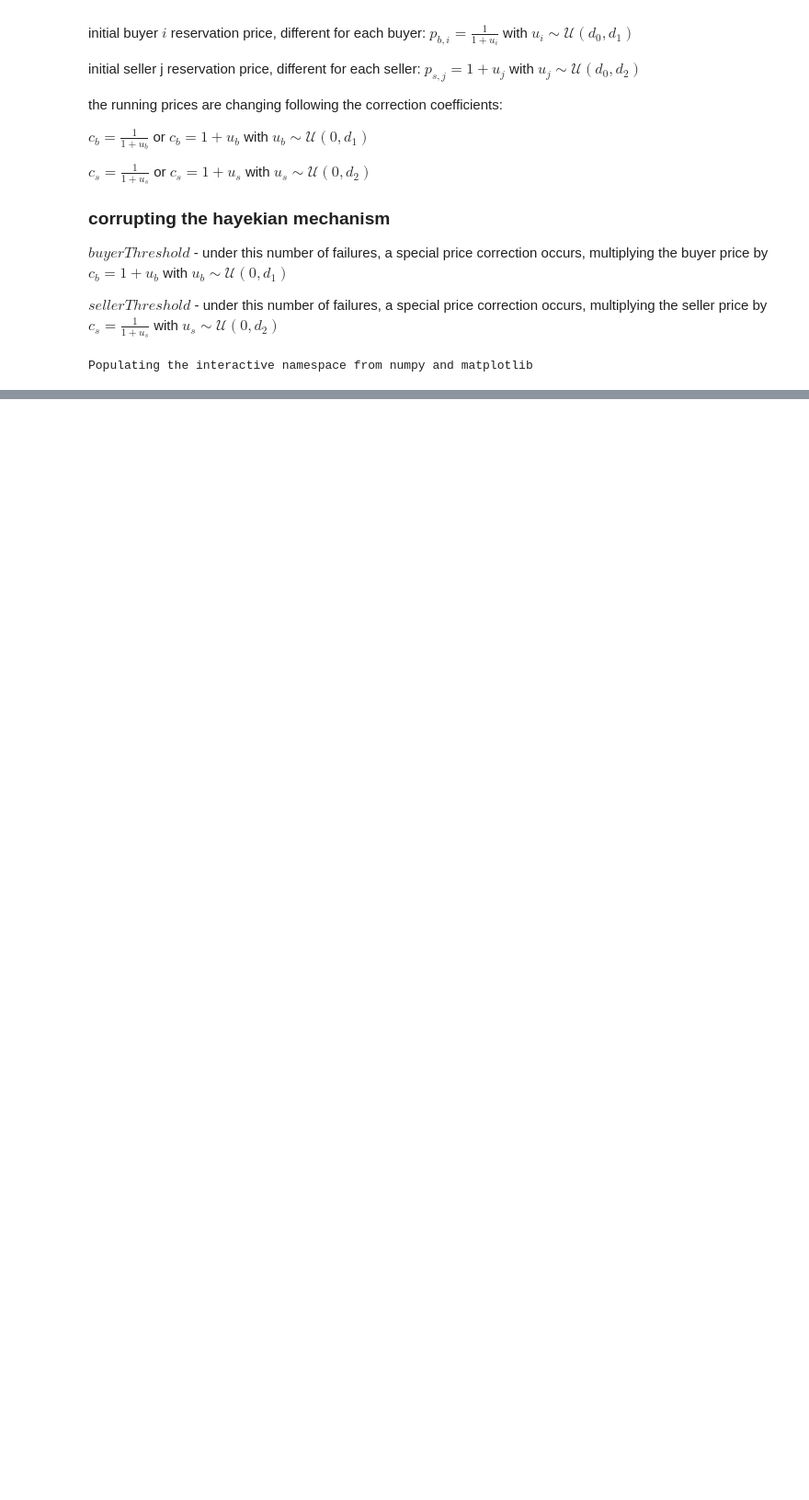
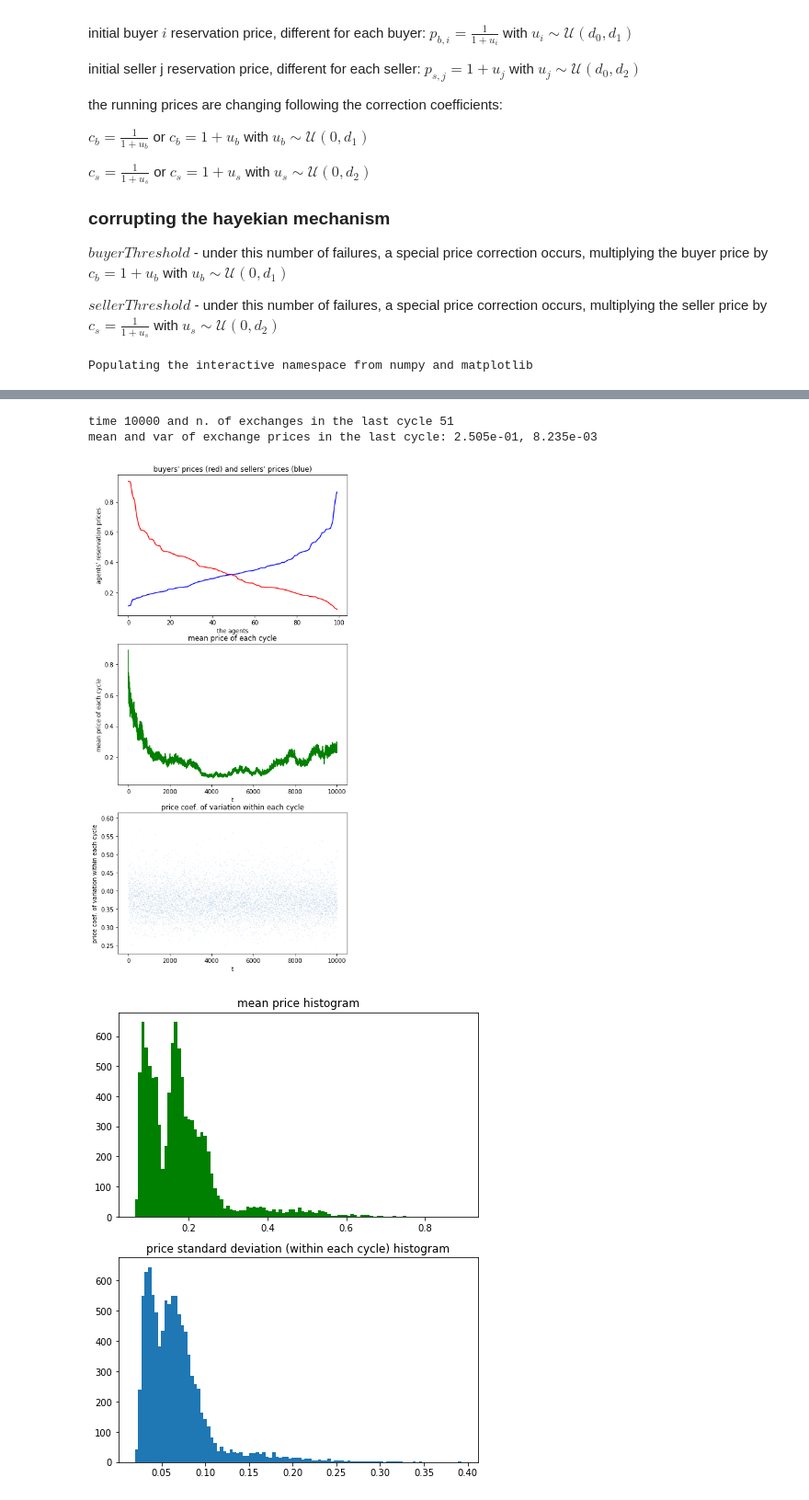
Before and after one commit to terna/microHayekianMarket, a Jupyter notebook: microCorruptedHayekianMarket.ipynb, the cells around one changed output, grey strips where cells are left out. Shown at 92% size. Drawn from its saved outputs; the diff is of its cells as text; code cells hidden in the pictures; blank space fills up the shorter version.

```diff
--- a/microCorruptedHayekianMarket.ipynb
+++ b/microCorruptedHayekianMarket.ipynb
@@ -97,23 +99,23 @@ for t in range(1,nCycles+1):
 
         if buyerPriceList[i][0]>=sellerPriceList[j][0]:
             dealPrices.append(sellerPriceList[j][0])
-            buyerPriceList[i][0] *=1/(1+np.random.uniform(d1))
+            buyerPriceList[i][0] *=1/(1+np.random.uniform(d1true))
             buyerPriceList[i][1] +=1 # success
-            sellerPriceList[j][0]*=1+np.random.uniform(d2)
+            sellerPriceList[j][0]*=1+np.random.uniform(d2true)
             sellerPriceList[j][1]+=1 # success
         else:
-            buyerPriceList[i][0] *=1+np.random.uniform(d1)
+            buyerPriceList[i][0] *=1+np.random.uniform(d1false)
             buyerPriceList[i][1] -=1 # failure
-            sellerPriceList[j][0]*=1/(1+np.random.uniform(d2))
+            sellerPriceList[j][0]*=1/(1+np.random.uniform(d2false))
             sellerPriceList[j][1]-=1 # failure
 
         # corrections
 
         if buyerPriceList[i][1]  < buyerThreshold:
-            buyerPriceList[i][0] *=1+np.random.uniform(d1)
+            buyerPriceList[i][0] *=1+np.random.uniform(d1false)
             buyerPriceList[i][1] +=1
         if sellerPriceList[j][1] < sellerThreshold:
-            sellerPriceList[j][0]*=1/(1+np.random.uniform(d2))
+            sellerPriceList[j][0]*=1/(1+np.random.uniform(d2false))
             sellerPriceList[j][1]+=1
 
 
@@ -130,7 +132,7 @@ for t in range(1,nCycles+1):
         print('time', t, 'and n. of exchanges in the last cycle', \
               len(dealPrices))
         print(\
-        'mean and var of exchange prices in the last cycle: %.3f, %.3f' %\
+        'mean and var of exchange prices in the last cycle: %1.3e, %1.3e' %\
               (meanPrice_ts[-1],meanPriceVar_ts[-1]))
 
         plt.figure(1,figsize=(7,15),clear=True)
@@ -152,32 +154,37 @@ for t in range(1,nCycles+1):
         plt.subplot(313)
         plt.title("price coef. of variation within each cycle")
         coefOfVariation=[]
         for m in range(len(meanPriceStDev_ts)):
             coefOfVariation.append(meanPriceStDev_ts[m]/
                                    meanPrice_ts[m])
         plt.plot(coefOfVariation,".",markersize=0.1)
         xlabel("t")
         ylabel("price coef. of variation within each cycle")
         show()
         #time.sleep(0.1)
 
 # hist crashes with NaN
 meanPrice_ts_hist=[]
 for k in range(len(meanPrice_ts)):
     if not math.isnan(meanPrice_ts[k]):
         meanPrice_ts_hist.append(meanPrice_ts[k])
 meanPriceStDev_ts_hist=[]
 for k in range(len(meanPriceStDev_ts)):
     if not math.isnan(meanPriceStDev_ts[k]):
         meanPriceStDev_ts_hist.append(meanPriceStDev_ts[k])
 plt.figure(2,figsize=(7,9))
 plt.subplot(211)
 if meanPrice_ts_hist != []:
     plt.title("mean price histogram")
     plt.hist(meanPrice_ts_hist,100,color="g");
 plt.subplot(212)
 if meanPriceStDev_ts_hist != []:
     plt.title("price standard deviation (within each cycle) histogram")
     plt.hist(meanPriceStDev_ts_hist,100);
+# %% [output]
+time 10000 and n. of exchanges in the last cycle 51
+mean and var of exchange prices in the last cycle: 2.505e-01, 8.235e-03
+[figure, added]
+[figure, added]
 # %%
 list(zip(*sorted(buyerPriceList, reverse=True)))[1]
```
Also changed, not shown: parts of 1 cell of this notebook.
